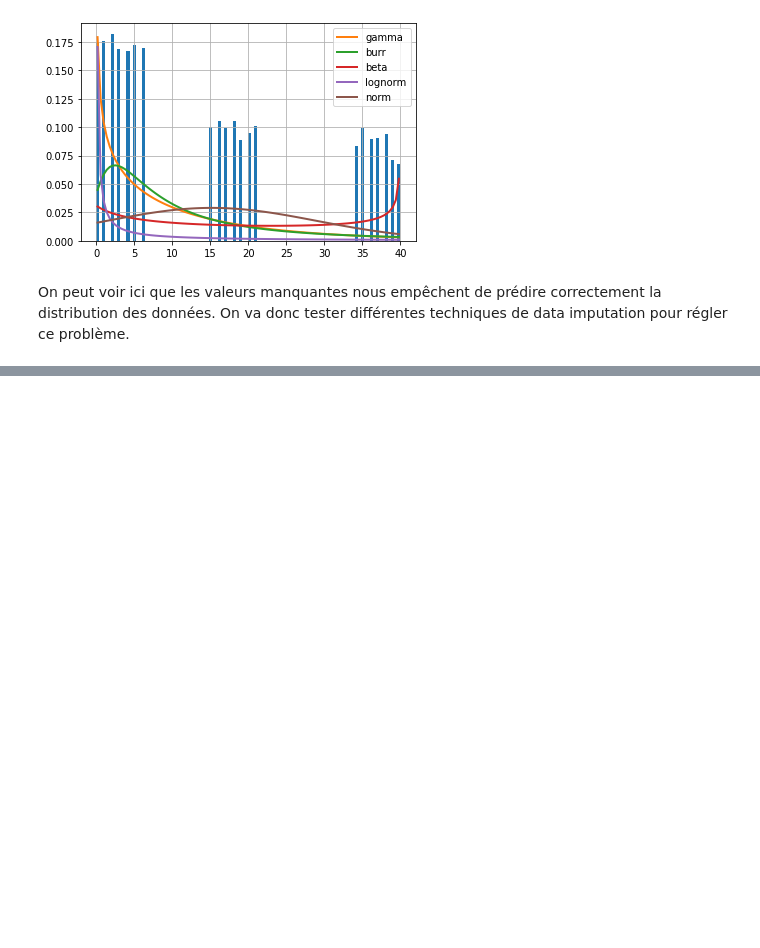
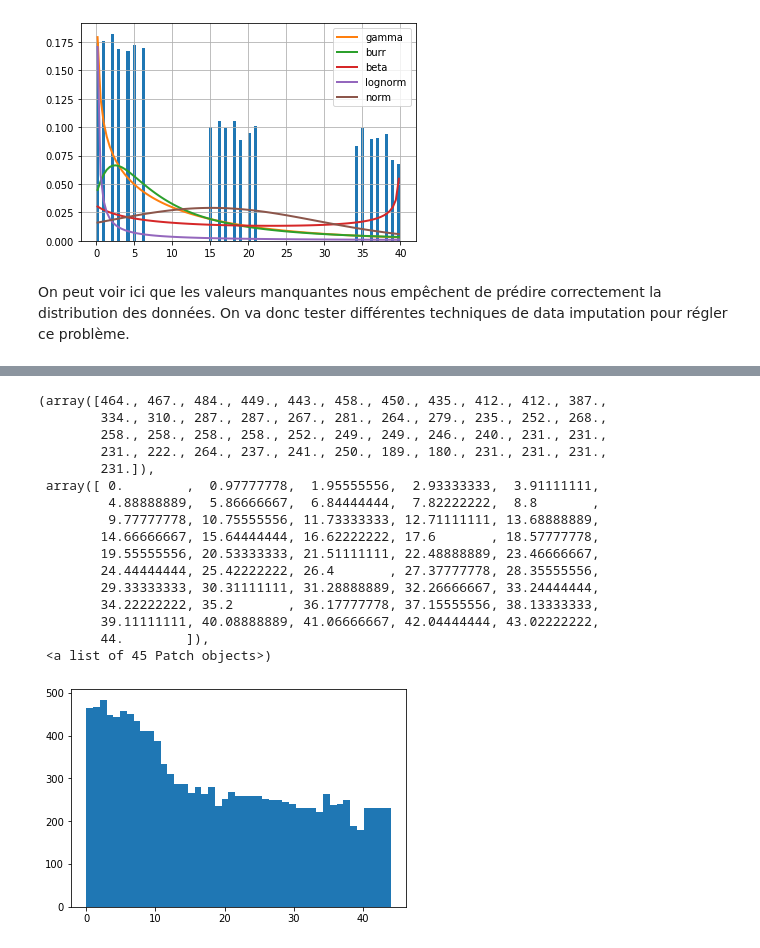
Before and after one commit to RemyLpr/defi_ia, a Jupyter notebook: analyse_explo/test_set_analysis.ipynb, the cells around one changed output, grey strips where cells are left out. Saved outputs shown, nothing was run; the diff lists cells and outputs as text; code cells hidden in the pictures; blank space fills up the shorter version.

```diff
--- a/analyse_explo/test_set_analysis.ipynb
+++ b/analyse_explo/test_set_analysis.ipynb
@@ -138,0 +188,32 @@ Successfully installed missingpy-0.2.0
+# %%
+imputer = KNNImputer(n_neighbors=8)
+nb_occ_date_knn = imputer.fit_transform(nb_occ_date)
+# %%
+df_filled_knn = pd.DataFrame(nb_occ_date_knn, columns = ["date", "nb_occ"])
+df_knn = df_filled_knn.copy()
+# créer dataframe avec nb_occ fois chaque date
+for index, row in df_filled_knn.iterrows():
+  for i in range(1, int(row["nb_occ"])): # on commence à 1 car on a déjà 1 fois chaque valeur dans le df
+    df_knn = df_knn.append({'date':row["date"], 'nb_occ':row["nb_occ"]}, ignore_index = True)
+#plt.plot(df_filled_knn["date"], df_filled_knn["nb_occ"])
+df_knn['nb_occ'] = df_knn['nb_occ'].astype(int)
+# %%
+plt.hist(df_knn["date"], bins= 45) # attention au nombre de bins
+# %% [output]
+(array([464., 467., 484., 449., 443., 458., 450., 435., 412., 412., 387.,
+        334., 310., 287., 287., 267., 281., 264., 279., 235., 252., 268.,
+        258., 258., 258., 258., 252., 249., 249., 246., 240., 231., 231.,
+        231., 222., 264., 237., 241., 250., 189., 180., 231., 231., 231.,
+        231.]),
+ array([ 0.        ,  0.97777778,  1.95555556,  2.93333333,  3.91111111,
+         4.88888889,  5.86666667,  6.84444444,  7.82222222,  8.8       ,
+         9.77777778, 10.75555556, 11.73333333, 12.71111111, 13.68888889,
+        14.66666667, 15.64444444, 16.62222222, 17.6       , 18.57777778,
+        19.55555556, 20.53333333, 21.51111111, 22.48888889, 23.46666667,
+        24.44444444, 25.42222222, 26.4       , 27.37777778, 28.35555556,
+        29.33333333, 30.31111111, 31.28888889, 32.26666667, 33.24444444,
+        34.22222222, 35.2       , 36.17777778, 37.15555556, 38.13333333,
+        39.11111111, 40.08888889, 41.06666667, 42.04444444, 43.02222222,
+        44.        ]),
+ <a list of 45 Patch objects>)
+[figure, added]
```
Also changed, not shown: parts of 13 cells of this notebook.
